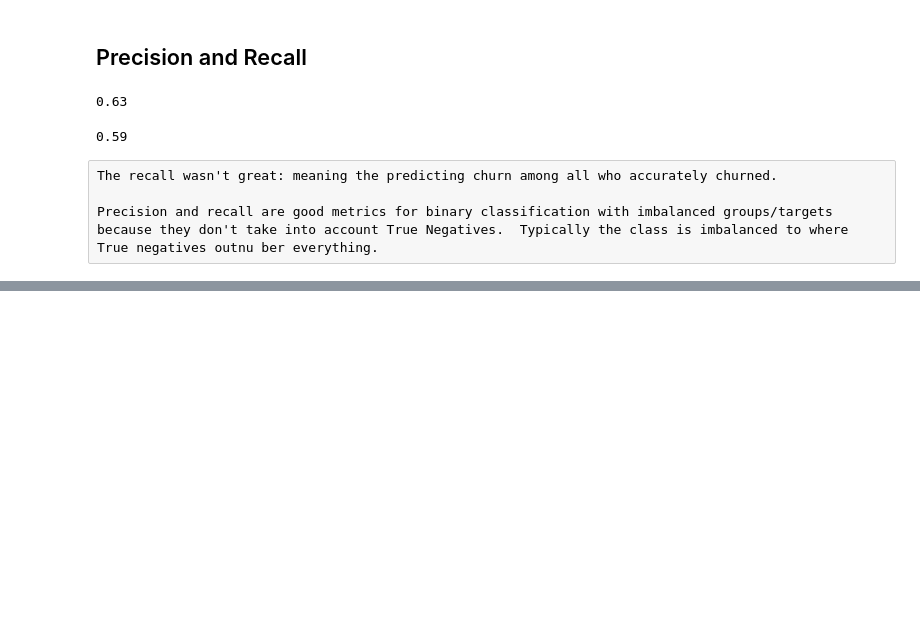
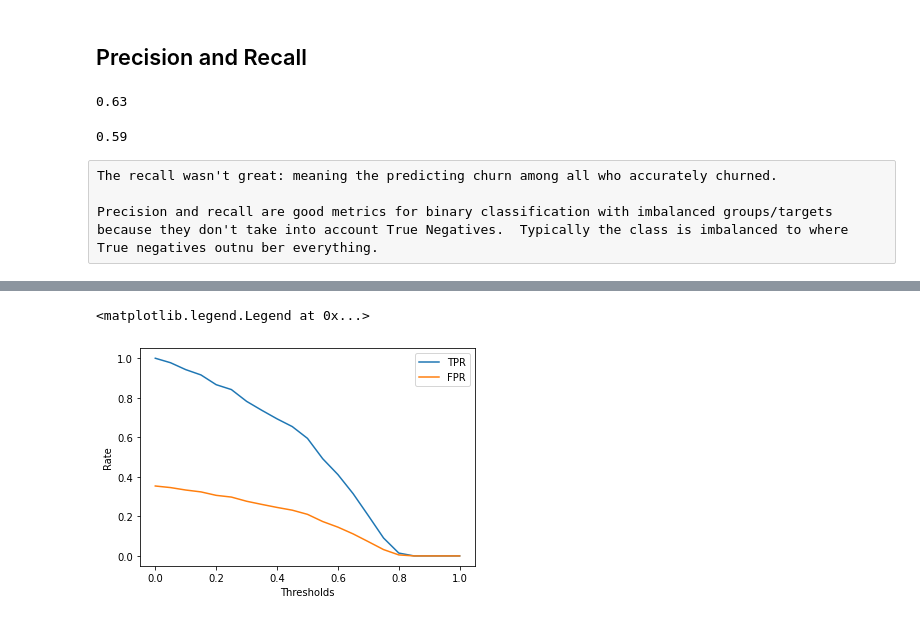
Before and after one commit to shammer83/Churn, a Jupyter notebook: Telco Churn Model.ipynb, the cells around one changed output, grey strips where cells are left out. Saved outputs shown, nothing was run; the diff lists cells and outputs as text; code cells hidden in the pictures; blank space fills up the shorter version.

Commit message:
ROC curve

```diff
--- a/Telco Churn Model.ipynb
+++ b/Telco Churn Model.ipynb
@@ -647,3 +647,20 @@ R.round(2)
 The recall wasn't great: meaning the predicting churn among all who accurately churned.
 
 Precision and recall are good metrics for binary classification with imbalanced groups/targets because they don't take into account True Negatives.  Typically the class is imbalanced to where True negatives outnu ber everything.
+# %%
+#Compute the confusion tagble for different thresholds
+scores = []
+
+tresholds = np.linspace(0, 1, 101)
+
+for t in thresholds:
+    tp = ((y_pred >=t) & (y_val == 1)).sum()
+    fp = ((y_pred >=t) & (y_val == 0)).sum()
+    fn = ((y_pred <t) & (y_val == 1)).sum()
+    tn = ((y_pred <t) & (y_val == 0)).sum()
+
+    scores.append((t,tp,fp,fn,tn))
+
+
+df_scores = pd.DataFrame(scores)
+df_scores.columns = ['threshold', 'tp', 'fp', 'fn', 'tn']
@@ -649,0 +678,4 @@ Precision and recall are good metrics for binary classification with imbalanced
+# %%
+# Compute the TPR and FPR scores
+df_scores['tpr'] = df_scores.tp / (df_scores.tp + df_scores.fn)
+df_scores['fpr'] = df_scores.tp / (df_scores.fp + df_scores.tn)
@@ -649,0 +697,9 @@ Precision and recall are good metrics for binary classification with imbalanced
+# %%
+plt.plot(df_scores.threshold, df_scores.tpr, label = 'TPR')
+plt.plot(df_scores.threshold, df_scores.fpr, label = 'FPR')
+plt.xlabel('Thresholds')
+plt.ylabel('Rate')
+plt.legend()
+# %% [output]
+<matplotlib.legend.Legend at 0x...>
+[figure, added]
```
Also changed, not shown: parts of 3 cells of this notebook.
